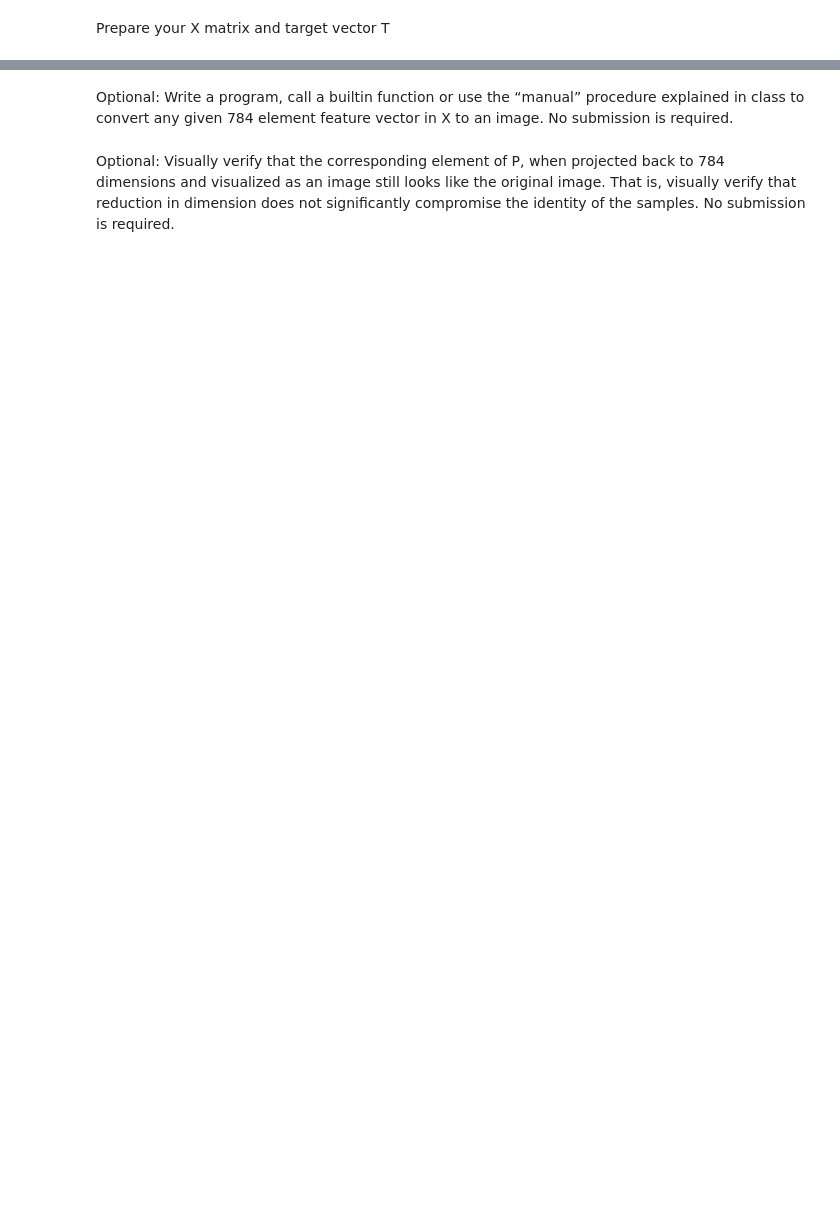
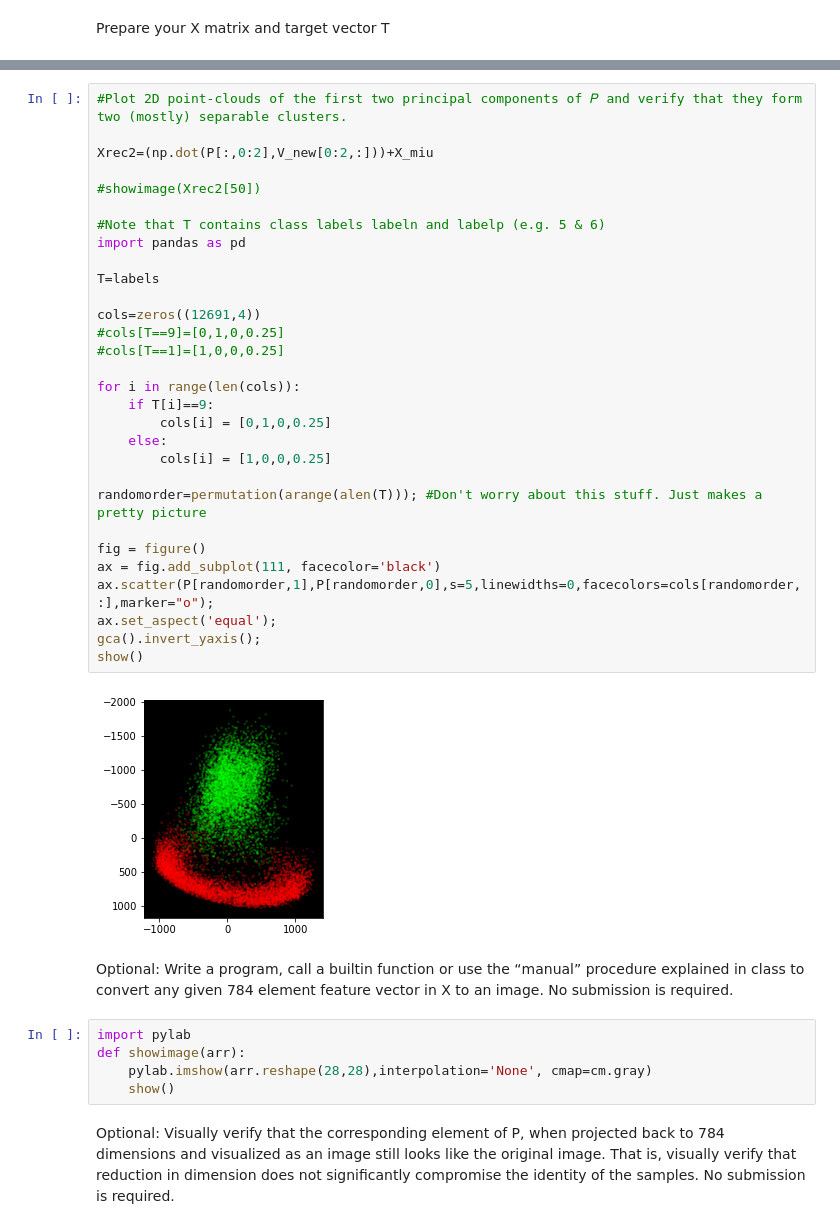
Before and after one commit to yelaura/python-assignments, a Jupyter notebook: Intro to Machine Learning/Assignment 3.ipynb, the cells around one changed output, grey strips where cells are left out. Cells and saved outputs as stored; diff of their text form; blank space fills up the shorter version.

```diff
--- a/Intro to Machine Learning/Assignment 3.ipynb
+++ b/Intro to Machine Learning/Assignment 3.ipynb
@@ -98,4 +102,41 @@ AttributeError: 'numpy.ndarray' object has no attribute 'append'
+# %%
+#Plot 2D point-clouds of the first two principal components of 𝑃 and verify that they form two (mostly) separable clusters.
+
+Xrec2=(np.dot(P[:,0:2],V_new[0:2,:]))+X_miu
+
+#showimage(Xrec2[50])
+
+#Note that T contains class labels labeln and labelp (e.g. 5 & 6)
+import pandas as pd
+
+T=labels
+
+cols=zeros((12691,4))
+#cols[T==9]=[0,1,0,0.25]
+#cols[T==1]=[1,0,0,0.25]
+
+for i in range(len(cols)):
+    if T[i]==9:
+        cols[i] = [0,1,0,0.25]
+    else:
+        cols[i] = [1,0,0,0.25]
+
+randomorder=permutation(arange(alen(T))); #Don't worry about this stuff. Just makes a pretty picture
+
+fig = figure()
+ax = fig.add_subplot(111, facecolor='black')
+ax.scatter(P[randomorder,1],P[randomorder,0],s=5,linewidths=0,facecolors=cols[randomorder,:],marker="o");
+ax.set_aspect('equal');
+gca().invert_yaxis();
+show()
+# %% [output]
+[figure, added]
 # %% [markdown]
 Optional: Write a program, call a builtin function or use the “manual” procedure explained in class to convert any given 784 element feature vector in X to an image. No submission is required.
+# %%
+import pylab
+def showimage(arr):
+    pylab.imshow(arr.reshape(28,28),interpolation='None', cmap=cm.gray)
+    show()
 # %% [markdown]
 Optional: Visually verify that the corresponding element of P, when projected back to 784 dimensions and visualized as an image still looks like the original image. That is, visually verify that reduction in dimension does not significantly compromise the identity of the samples. No submission is required.
```
Also changed, not shown: parts of 9 cells of this notebook, 2 other files.
